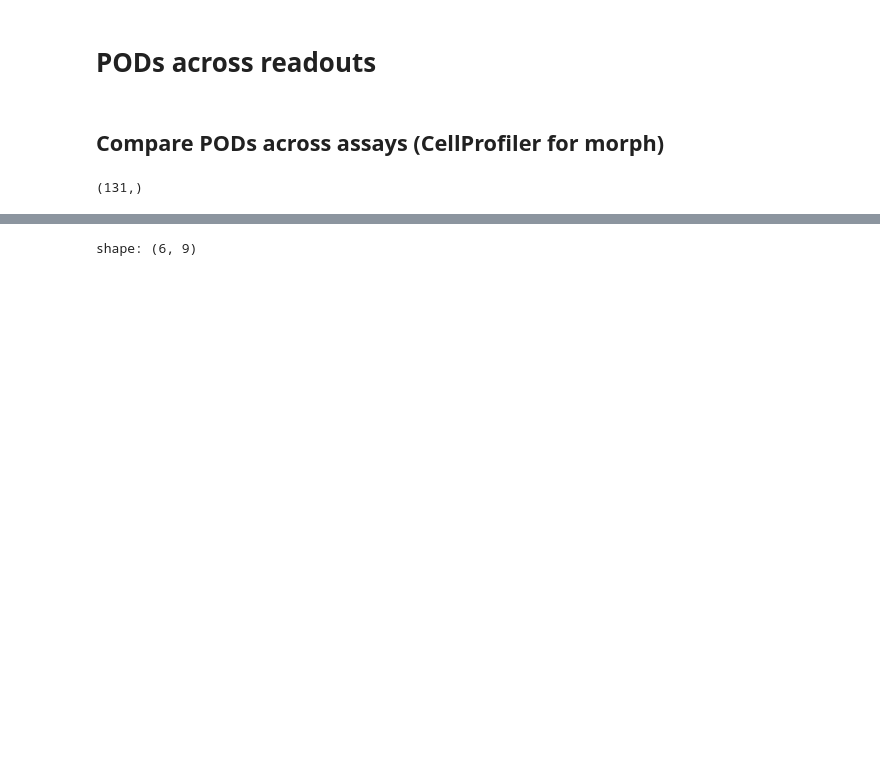
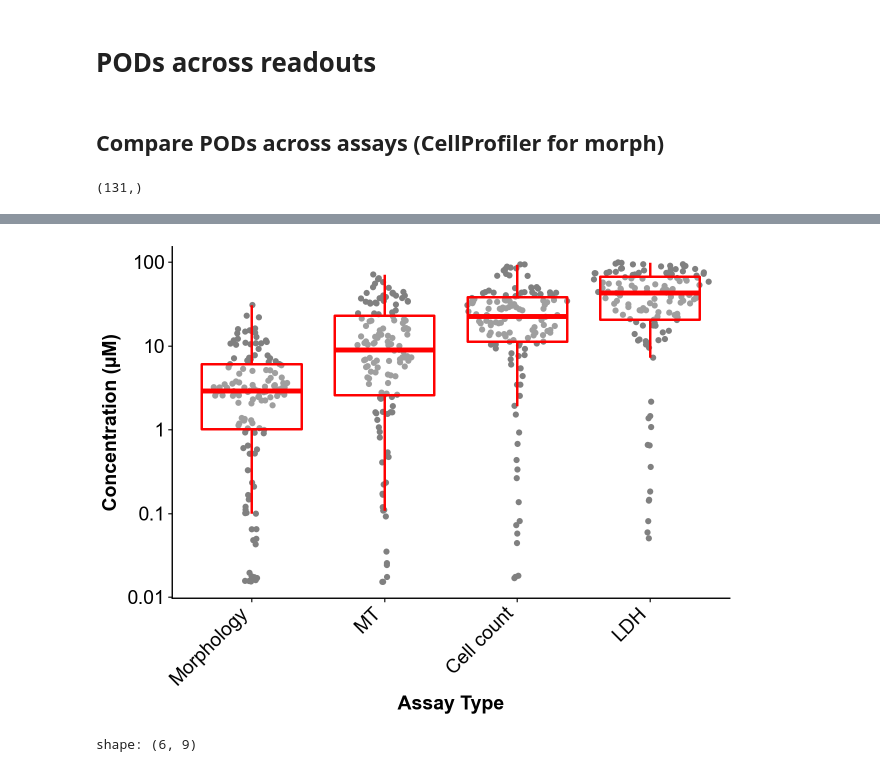
Before and after one commit to jessica-ewald/2024_09_09_Axiom_OASIS, a Jupyter notebook: 2_downstream_analysis/manuscript_notebooks/1_3_compare_pods.ipynb, the cells around one changed output, grey strips where cells are left out. Cells and saved outputs as stored; diff of their text form; code cells hidden in the pictures; blank space fills up the shorter version.

```diff
--- a/2_downstream_analysis/manuscript_notebooks/1_3_compare_pods.ipynb
+++ b/2_downstream_analysis/manuscript_notebooks/1_3_compare_pods.ipynb
@@ -80,3 +126,29 @@ plot.show()
+# %%
+from plotnine import ggplot, aes, theme_classic, geom_boxplot, geom_sina, labs, theme, element_text, scale_x_discrete, scale_y_log10
+
+plot = (
+    ggplot(all_pods_um, aes(x='POD_Type', y='POD_Value'))
+    + geom_sina(color="grey")
+    + geom_boxplot(color="red", alpha=0.25, size=1, outlier_alpha=0)
+    + labs(x='Assay Type', y='Concentration (µM)')
+    + theme_classic()
+    + theme(
+        axis_text_x=element_text(angle=45, hjust=1, color='black', size=14, family='Arial'),
+        axis_text_y=element_text(color='black', size=14, family='Arial'),
+        axis_title_x=element_text(size=14, color='black', weight='bold', family='Arial'),
+        axis_title_y=element_text(size=14, color='black', weight='bold', family='Arial'),
+        )
+    + scale_x_discrete(labels={
+        "Metadata_morph_POD_um": "Morphology",
+        "Metadata_mtt_POD_um": "MT",
+        "Metadata_cc_POD_um": "Cell count",
+        "Metadata_ldh_POD_um": "LDH"
+    })
+    + scale_y_log10()
+)
+plot.show()
+# %% [output]
+[figure, added]
 # %%
 # Do paired t-tests between all combinations
 pod_columns = ["Metadata_morph_POD", "Metadata_mtt_POD", "Metadata_cc_POD", "Metadata_ldh_POD"]
```
Also changed, not shown: parts of 18 cells of this notebook.
